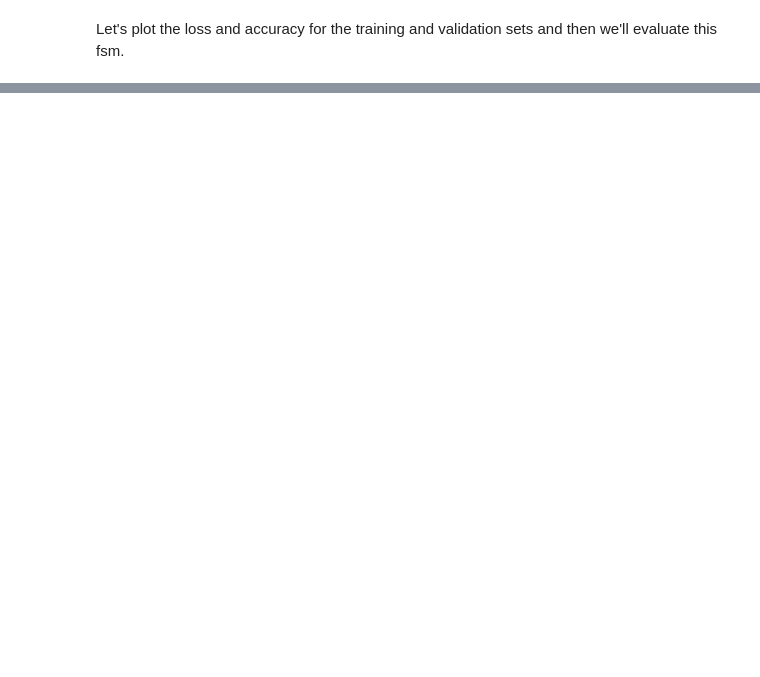
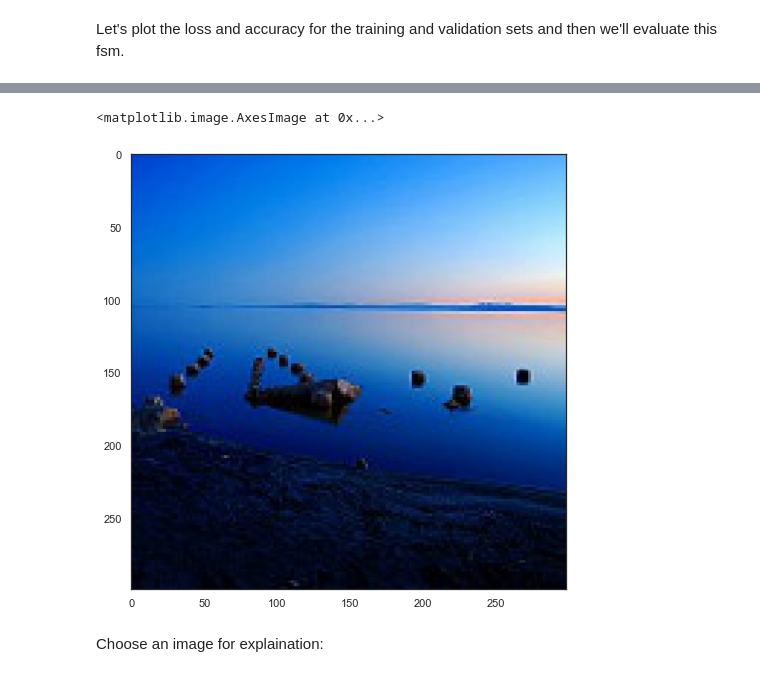
Before and after one commit to lecritch/Cene-Image-Classification, a Jupyter notebook: reports/final_report.ipynb, the cells around one changed output, grey strips where cells are left out. Cells and saved outputs as stored; diff of their text form; code cells hidden in the pictures; blank space fills up the shorter version.

```diff
--- a/reports/final_report.ipynb
+++ b/reports/final_report.ipynb
@@ -437,0 +478,12 @@ NameError: name 'parent_dir' is not defined
+# %%
+path_list = ['../data/seg_train/buildings/12536.jpg', '../data/seg_train/glacier/10024.jpg', '../data/seg_train/sea/10053.jpg',
+           '../data/seg_train/forest/10050.jpg', '../data/seg_train/mountain/10027.jpg', '../data/seg_train/street/1007.jpg']
+# %%
+output = []
+for img_path in path_list:
+    img = image.load_img(img_path, target_size=(299, 299))
+    x = image.img_to_array(img)
+    x = np.expand_dims(x, axis=0)
+    x = np.divide(x, 255.0)
+    output.append(x)
+images = np.vstack(output)
@@ -437,0 +510,7 @@ NameError: name 'parent_dir' is not defined
+# %%
+plt.imshow(images[2])
+# %% [output]
+<matplotlib.image.AxesImage at 0x...>
+[figure, added]
+# %% [markdown]
+Choose an image for explaination:
```
Also changed, not shown: parts of 23 cells of this notebook, 4 other files.
